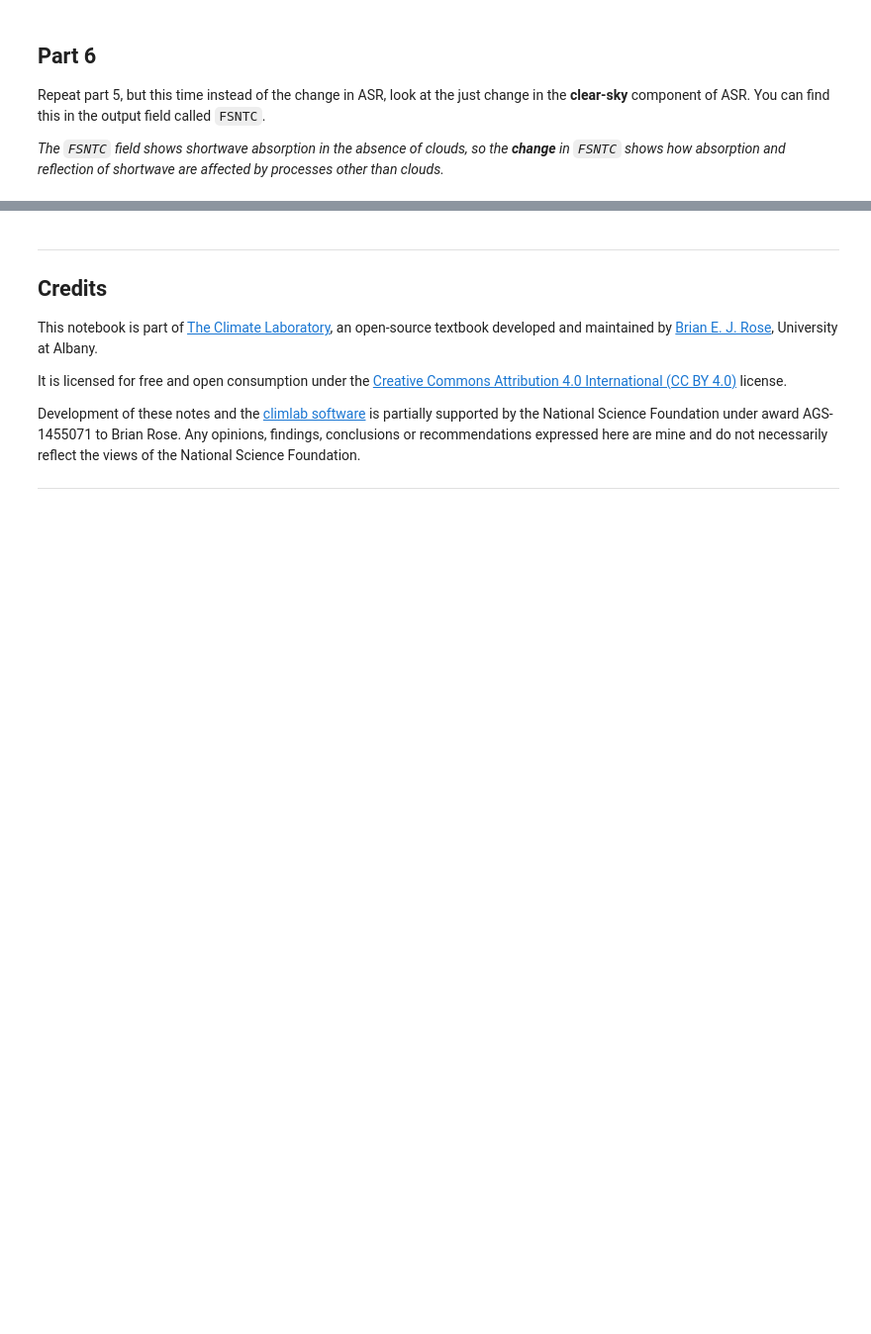
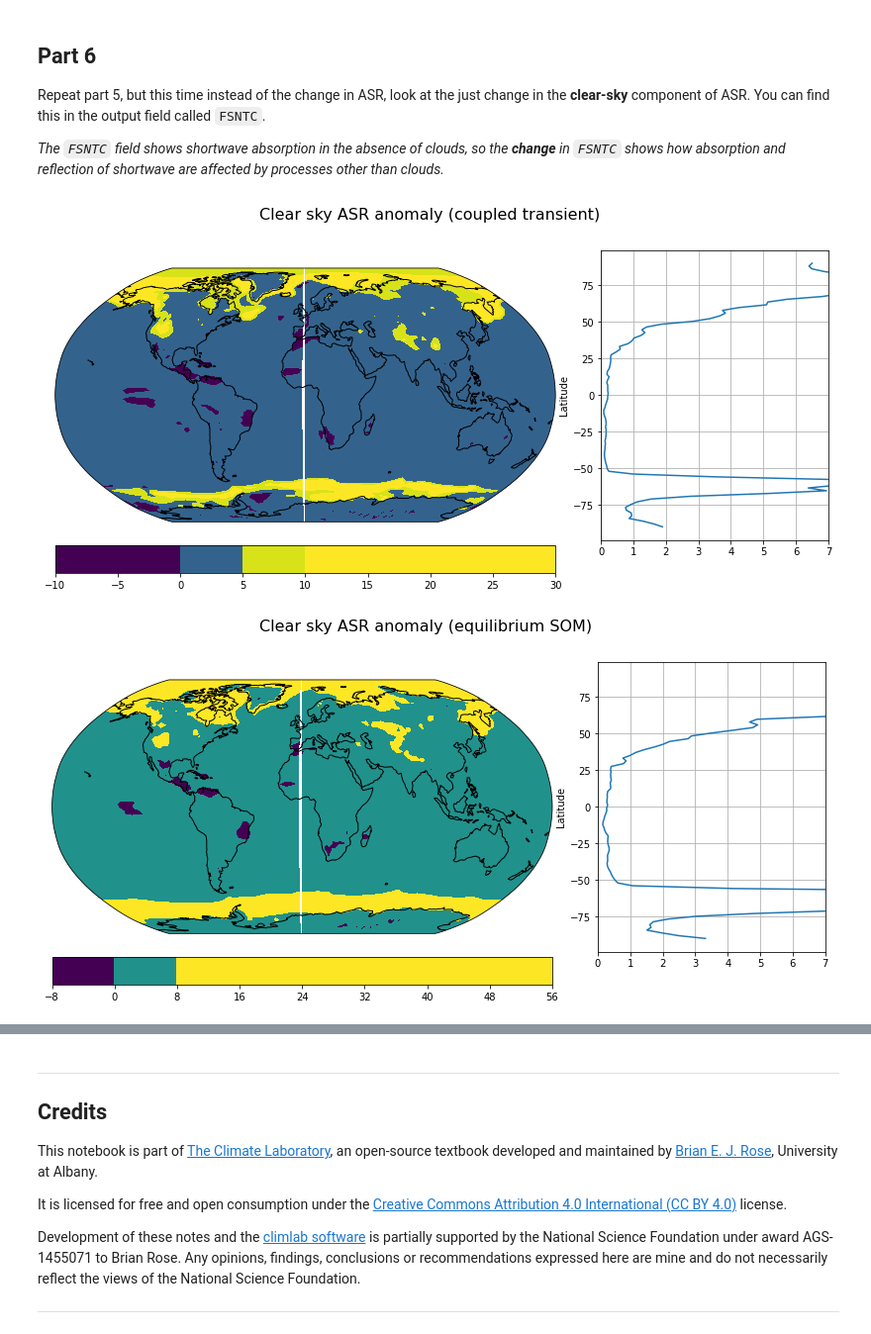
Before and after one commit to AndrewLoeppky/ClimateLaboratoryBook, a Jupyter notebook: content/courseware/assignment-cesm-climate-change-andrew-solutions.ipynb, the cells around one changed output, grey strips where cells are left out. Shown at 99% size. Drawn from its saved outputs; the diff is of its cells as text; code cells hidden in the pictures; blank space fills up the shorter version.

```diff
--- a/content/courseware/assignment-cesm-climate-change-andrew-solutions.ipynb
+++ b/content/courseware/assignment-cesm-climate-change-andrew-solutions.ipynb
@@ -169,6 +230,29 @@ In the previous question you looked at the global average change in ASR. Now I w
 Repeat part 5, but this time instead of the change in ASR, look at the just change in the **clear-sky** component of ASR. You can find this in the output field called `FSNTC`.
 
 *The `FSNTC` field shows shortwave absorption in the absence of clouds, so the **change** in `FSNTC` shows how absorption and reflection of shortwave are affected by processes other than clouds.*
+# %%
+# generate the fields we wish to map
+ASRCmap_cpl_2x = atm['cpl_CO2ramp'].FSNTC.isel(time=clim_slice_cpl).mean(dim='time')
+ASRCmap_cpl_control = atm['cpl_control'].FSNTC.isel(time=clim_slice_cpl).mean(dim='time')
+DeltaASRC_cpl = ASRCmap_cpl_2x - ASRCmap_cpl_control
+
+ASRCmap_som_2x = atm['som_2xCO2'].FSNTC.isel(time=clim_slice_slab).mean(dim='time')
+ASRCmap_som_control = atm['som_control'].FSNTC.isel(time=clim_slice_slab).mean(dim='time')
+DeltaASRC_som = ASRCmap_som_2x - ASRCmap_som_control
+# %%
+# make the maps
+fig, axes, cx = make_map(DeltaASRC_cpl)
+fig.suptitle('Clear sky ASR anomaly (coupled transient)', fontsize=16);
+axes[1].set_xlim(0,7)  # ensure the line plots have same axes
+cx.set_clim([0, 8])    # ensure the contour maps have the same color intervals
+
+fig, axes,cx  = make_map(DeltaASRC_som)
+fig.suptitle('Clear sky ASR anomaly (equilibrium SOM)', fontsize=16);
+axes[1].set_xlim(0,7)
+cx.set_clim([0, 8])
+# %% [output]
+[figure, added]
+[figure, added]
 # %% [markdown]
 ## Part 7
 
```
Also changed, not shown: parts of 9 cells of this notebook.
